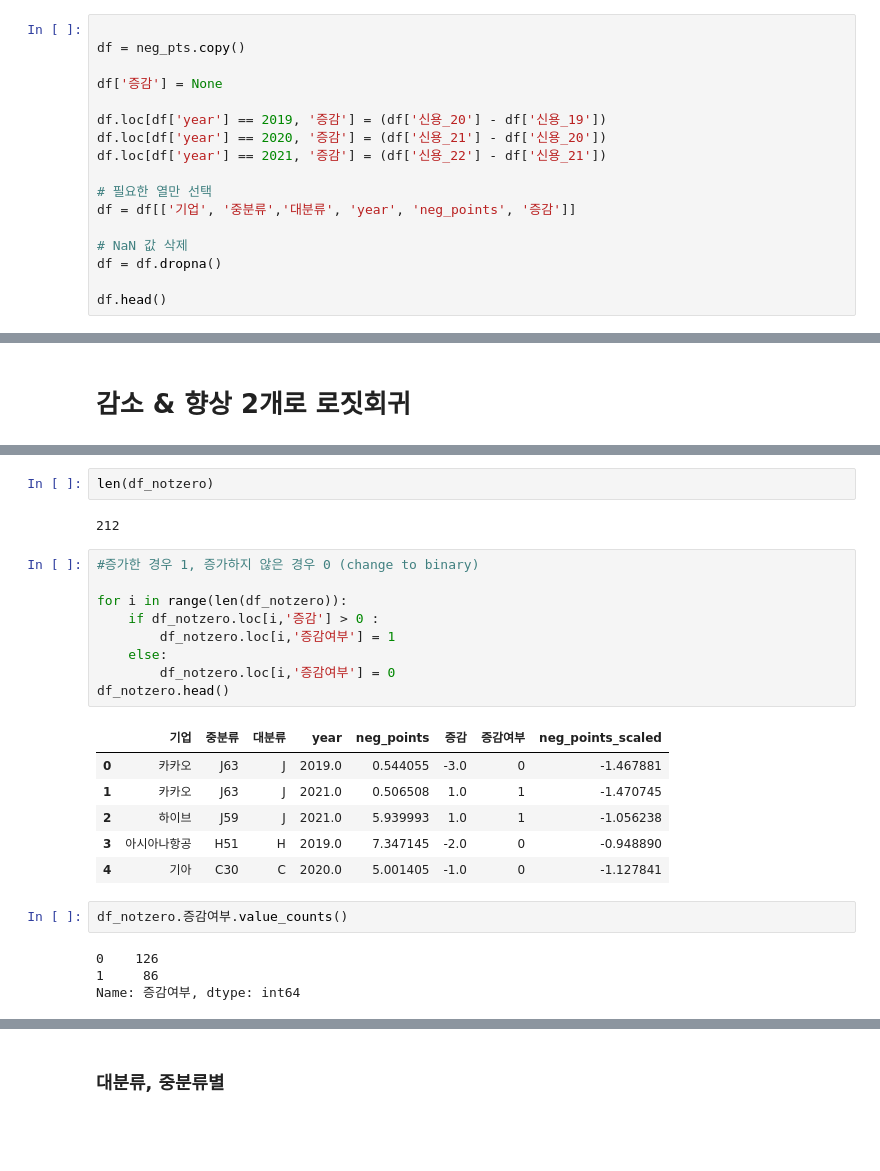
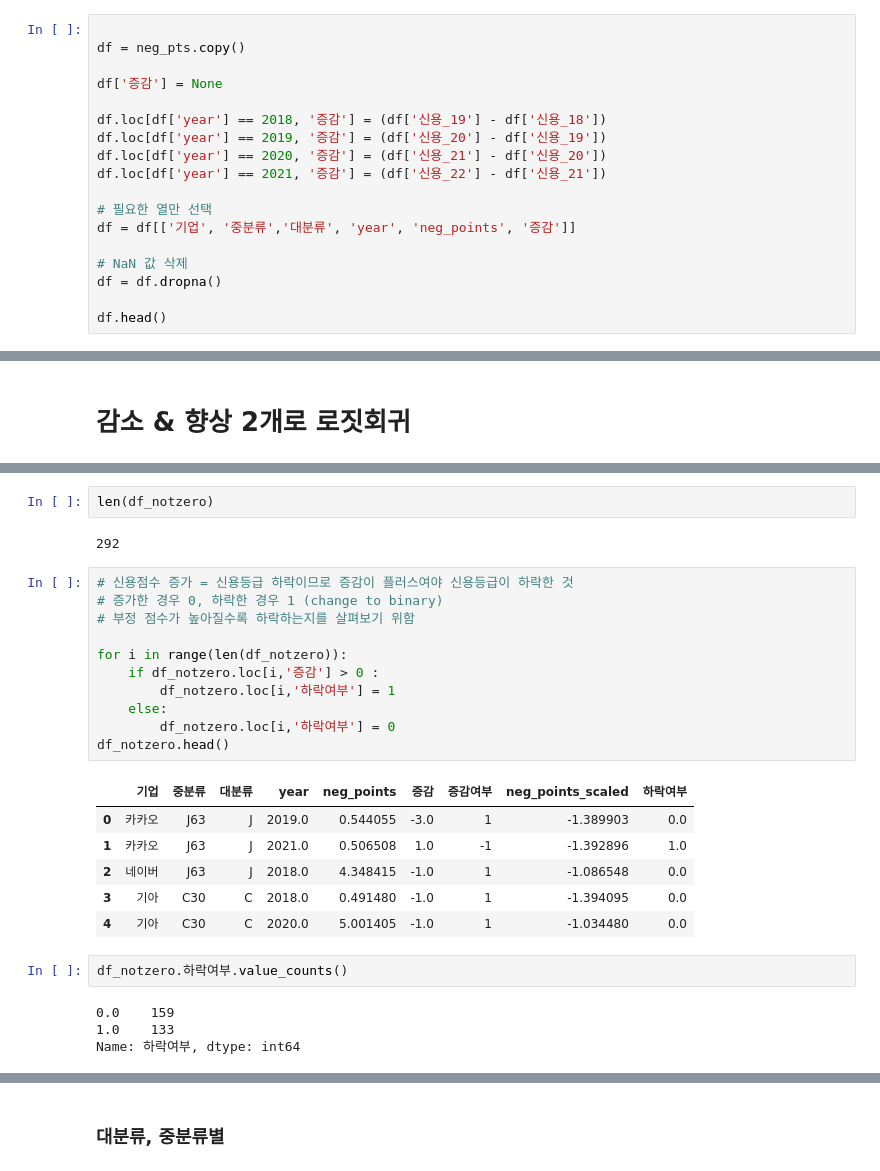
Before and after one commit to yerin-joo-ba/NLP-smu-BM, a Jupyter notebook: 4. credit_logit.ipynb, the cells around one changed output, grey strips where cells are left out. Saved outputs shown, nothing was run; the diff lists cells and outputs as text; blank space fills up the shorter version.

```diff
--- a/4. credit_logit.ipynb
+++ b/4. credit_logit.ipynb
@@ -319,6 +319,7 @@ df = neg_pts.copy()
 
 df['증감'] = None
 
+df.loc[df['year'] == 2018, '증감'] = (df['신용_19'] - df['신용_18'])
 df.loc[df['year'] == 2019, '증감'] = (df['신용_20'] - df['신용_19'])
 df.loc[df['year'] == 2020, '증감'] = (df['신용_21'] - df['신용_20'])
 df.loc[df['year'] == 2021, '증감'] = (df['신용_22'] - df['신용_21'])
@@ -585,26 +608,28 @@ df_notzero.head()
 # %%
 len(df_notzero)
 # %% [output]
-212
+292
 # %%
-#증가한 경우 1, 증가하지 않은 경우 0 (change to binary)
+# 신용점수 증가 = 신용등급 하락이므로 증감이 플러스여야 신용등급이 하락한 것
+# 증가한 경우 0, 하락한 경우 1 (change to binary)
+# 부정 점수가 높아질수록 하락하는지를 살펴보기 위함
 
 for i in range(len(df_notzero)):
     if df_notzero.loc[i,'증감'] > 0 :
-        df_notzero.loc[i,'증감여부'] = 1
+        df_notzero.loc[i,'하락여부'] = 1
     else:
-        df_notzero.loc[i,'증감여부'] = 0
+        df_notzero.loc[i,'하락여부'] = 0
 df_notzero.head()
 # %% [output]
-|  | 기업 | 중분류 | 대분류 | year | neg_points | 증감 | 증감여부 | neg_points_scaled |
-| 0 | 카카오 | J63 | J | 2019.0 | 0.544055 | -3.0 | 0 | -1.467881 |
-| 1 | 카카오 | J63 | J | 2021.0 | 0.506508 | 1.0 | 1 | -1.470745 |
-| 2 | 하이브 | J59 | J | 2021.0 | 5.939993 | 1.0 | 1 | -1.056238 |
-| 3 | 아시아나항공 | H51 | H | 2019.0 | 7.347145 | -2.0 | 0 | -0.948890 |
-| 4 | 기아 | C30 | C | 2020.0 | 5.001405 | -1.0 | 0 | -1.127841 |
+|  | 기업 | 중분류 | 대분류 | year | neg_points | 증감 | 증감여부 | neg_points_scaled | 하락여부 |
+| 0 | 카카오 | J63 | J | 2019.0 | 0.544055 | -3.0 | 1 | -1.389903 | 0.0 |
+| 1 | 카카오 | J63 | J | 2021.0 | 0.506508 | 1.0 | -1 | -1.392896 | 1.0 |
+| 2 | 네이버 | J63 | J | 2018.0 | 4.348415 | -1.0 | 1 | -1.086548 | 0.0 |
+| 3 | 기아 | C30 | C | 2018.0 | 0.491480 | -1.0 | 1 | -1.394095 | 0.0 |
+| 4 | 기아 | C30 | C | 2020.0 | 5.001405 | -1.0 | 1 | -1.034480 | 0.0 |
 # %%
-df_notzero.증감여부.value_counts()
+df_notzero.하락여부.value_counts()
 # %% [output]
-0    126
-1     86
-Name: 증감여부, dtype: int64
+0.0    159
+1.0    133
+Name: 하락여부, dtype: int64
```
Also changed, not shown: parts of 32 cells of this notebook.
